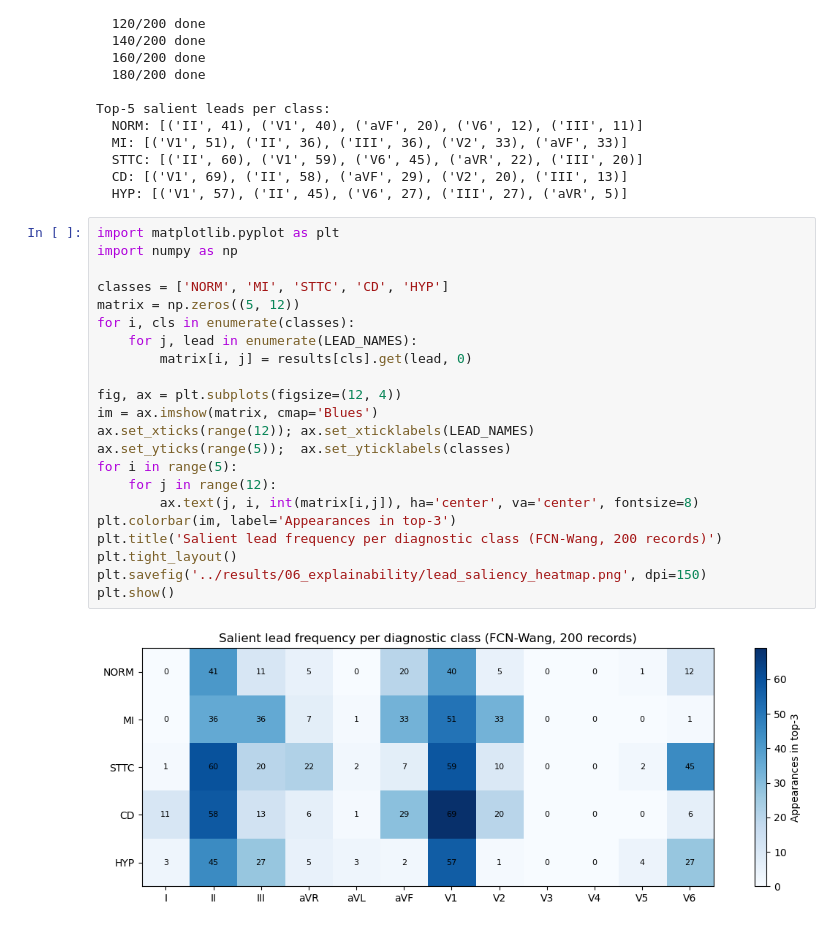
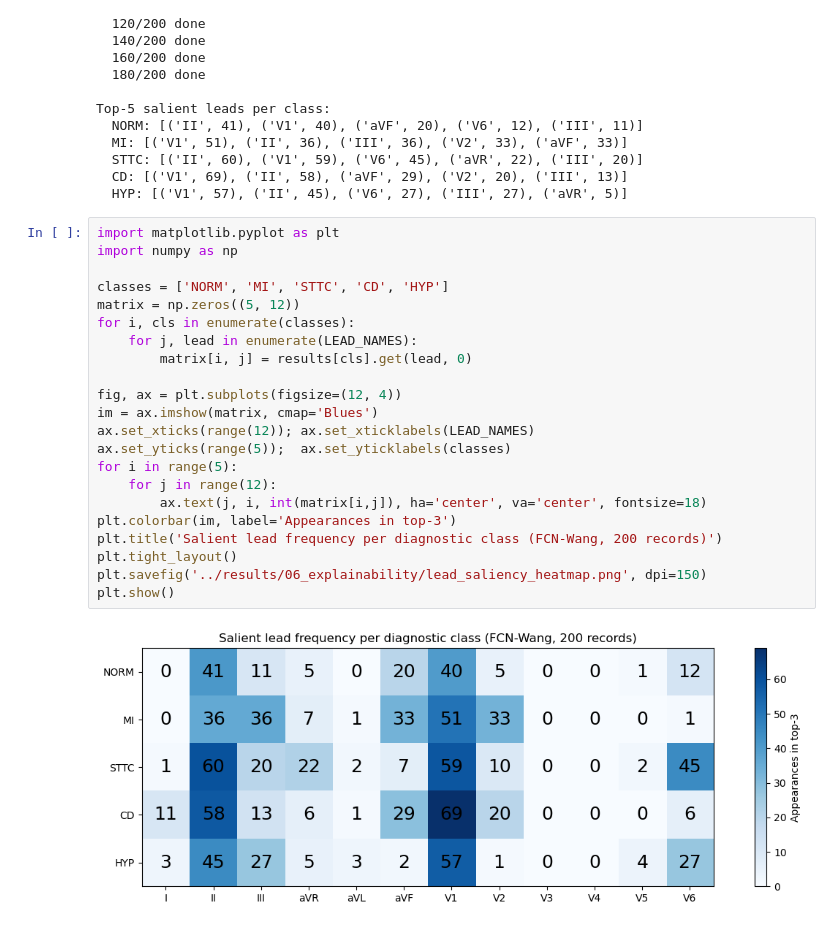
Before and after one commit to teodora-taleska/biosignal-xai, a Jupyter notebook: notebooks/06_explainability.ipynb, the cells around one changed output. Drawn from its saved outputs; the diff is of its cells as text.

```diff
--- a/notebooks/06_explainability.ipynb
+++ b/notebooks/06_explainability.ipynb
@@ -536,24 +536,24 @@ Top-5 salient leads per class:
 # %%
 import matplotlib.pyplot as plt
 import numpy as np
 
 classes = ['NORM', 'MI', 'STTC', 'CD', 'HYP']
 matrix = np.zeros((5, 12))
 for i, cls in enumerate(classes):
     for j, lead in enumerate(LEAD_NAMES):
         matrix[i, j] = results[cls].get(lead, 0)
 
 fig, ax = plt.subplots(figsize=(12, 4))
 im = ax.imshow(matrix, cmap='Blues')
 ax.set_xticks(range(12)); ax.set_xticklabels(LEAD_NAMES)
 ax.set_yticks(range(5));  ax.set_yticklabels(classes)
 for i in range(5):
     for j in range(12):
-        ax.text(j, i, int(matrix[i,j]), ha='center', va='center', fontsize=8)
+        ax.text(j, i, int(matrix[i,j]), ha='center', va='center', fontsize=18)
 plt.colorbar(im, label='Appearances in top-3')
 plt.title('Salient lead frequency per diagnostic class (FCN-Wang, 200 records)')
 plt.tight_layout()
 plt.savefig('../results/06_explainability/lead_saliency_heatmap.png', dpi=150)
 plt.show()
 # %% [output]
-[figure, old version]
+[figure, new version]
```
Also changed, not shown: 8 other files.
